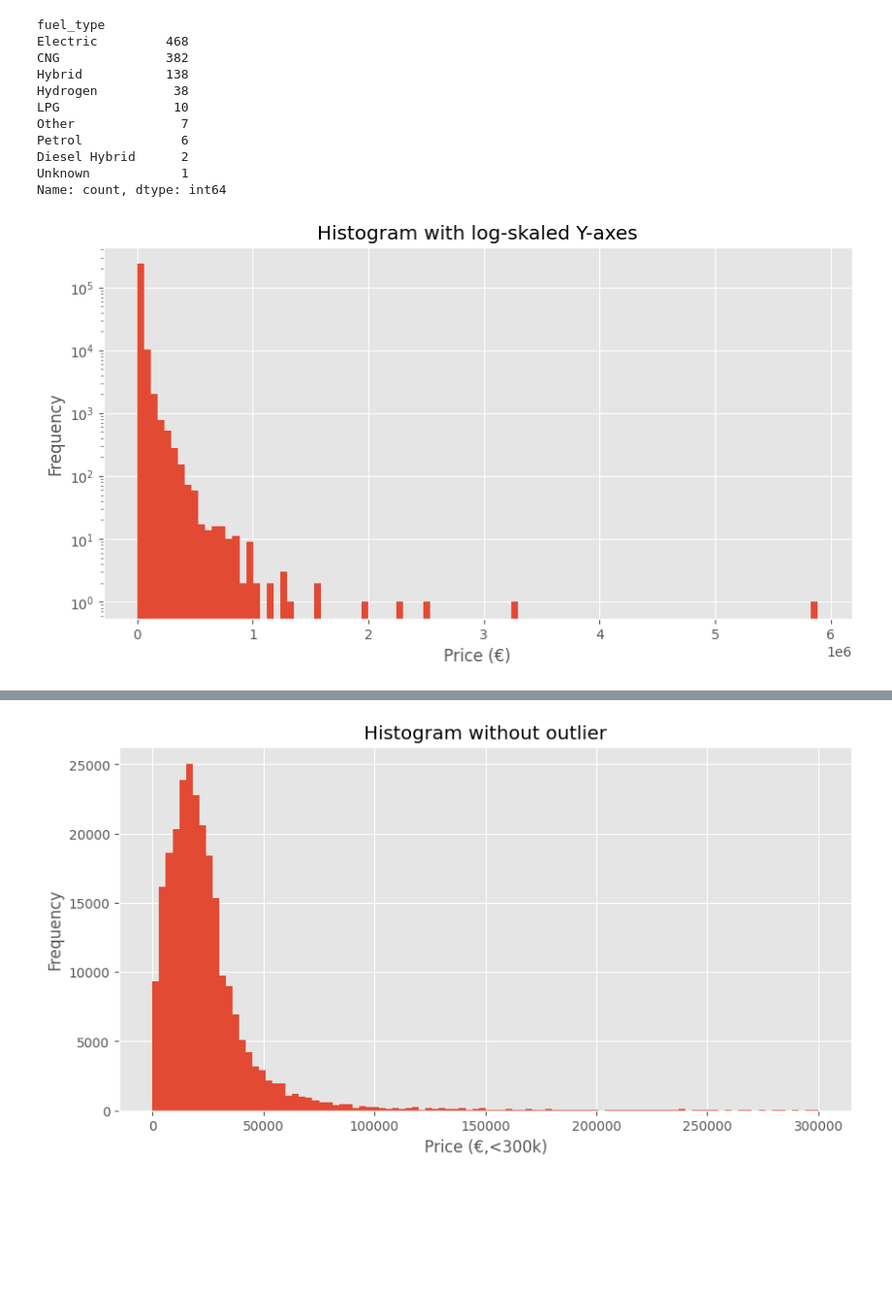
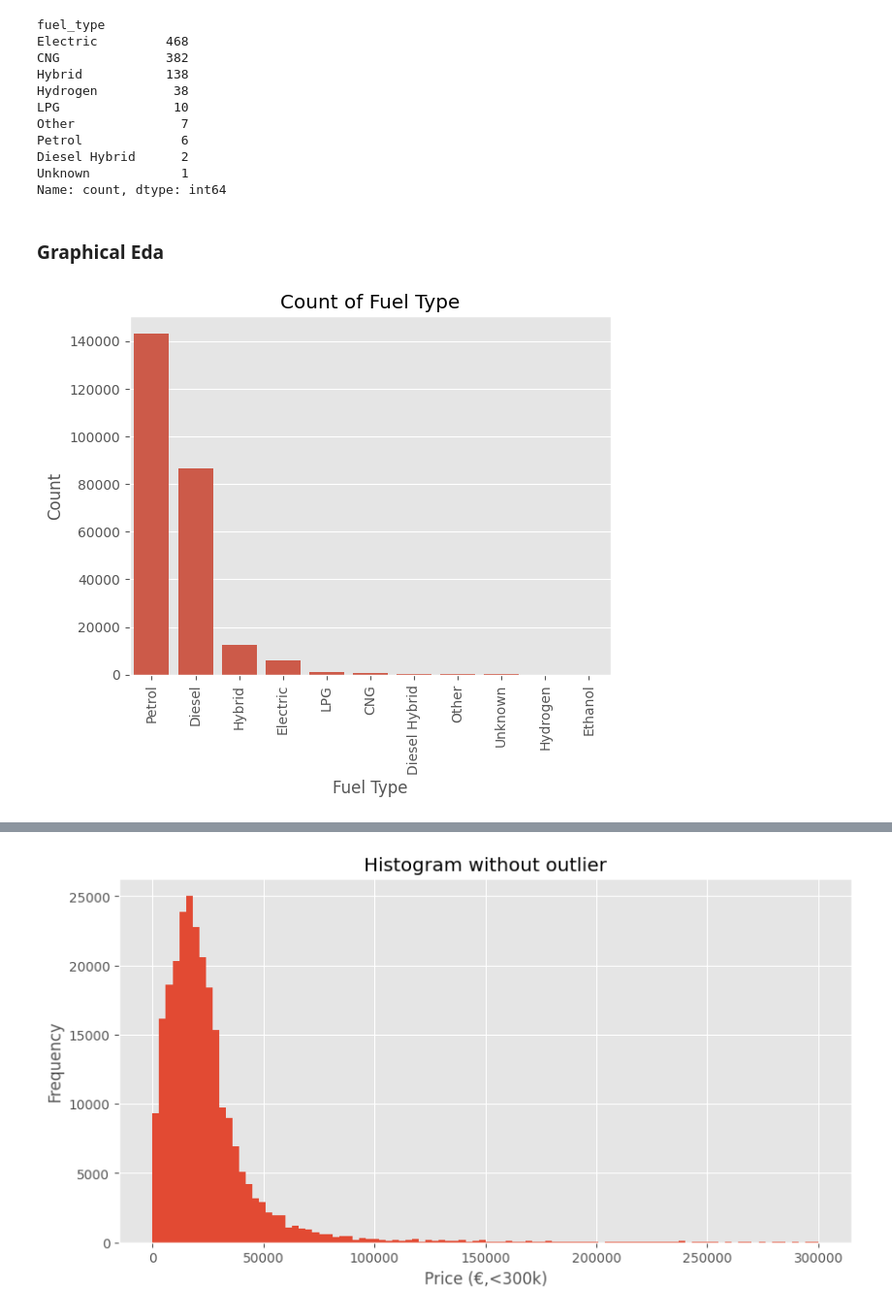
Before and after one commit to kiljos/data_mining, a Jupyter notebook: EDA/data_analysis.ipynb, the cells around one changed output, grey strips where cells are left out. Shown: that part at 97% size. Cells and saved outputs as stored; diff of their text form; code cells hidden in the pictures; blank space fills up the shorter version.

```diff
--- a/EDA/data_analysis.ipynb
+++ b/EDA/data_analysis.ipynb
@@ -319,11 +316,5 @@ Petrol             6
 Diesel Hybrid      2
 Unknown            1
 Name: count, dtype: int64
-# %%
-plt.figure(figsize=(10, 5))
-df['price_in_euro'].plot(kind='hist', bins=100, log=True)
-plt.xlabel('Price (€)')
-plt.title('Histogram with log-skaled Y-axes')
-plt.show()
-# %% [output]
-[figure, removed]
+# %% [markdown]
+### Graphical Eda
@@ -329,0 +323,11 @@ plt.show()
+# %%
+# Sort the fuel_type column by count
+fuel_type_order = df['fuel_type'].value_counts().index
+ax = sns.countplot(data=df, x='fuel_type', order=fuel_type_order)
+ax.set_title('Count of Fuel Type')
+ax.set_xlabel('Fuel Type')
+ax.set_ylabel('Count')
+plt.xticks(rotation=90)
+plt.show()
+# %% [output]
+[figure, added]
```
Also changed, not shown: parts of 21 cells of this notebook.
